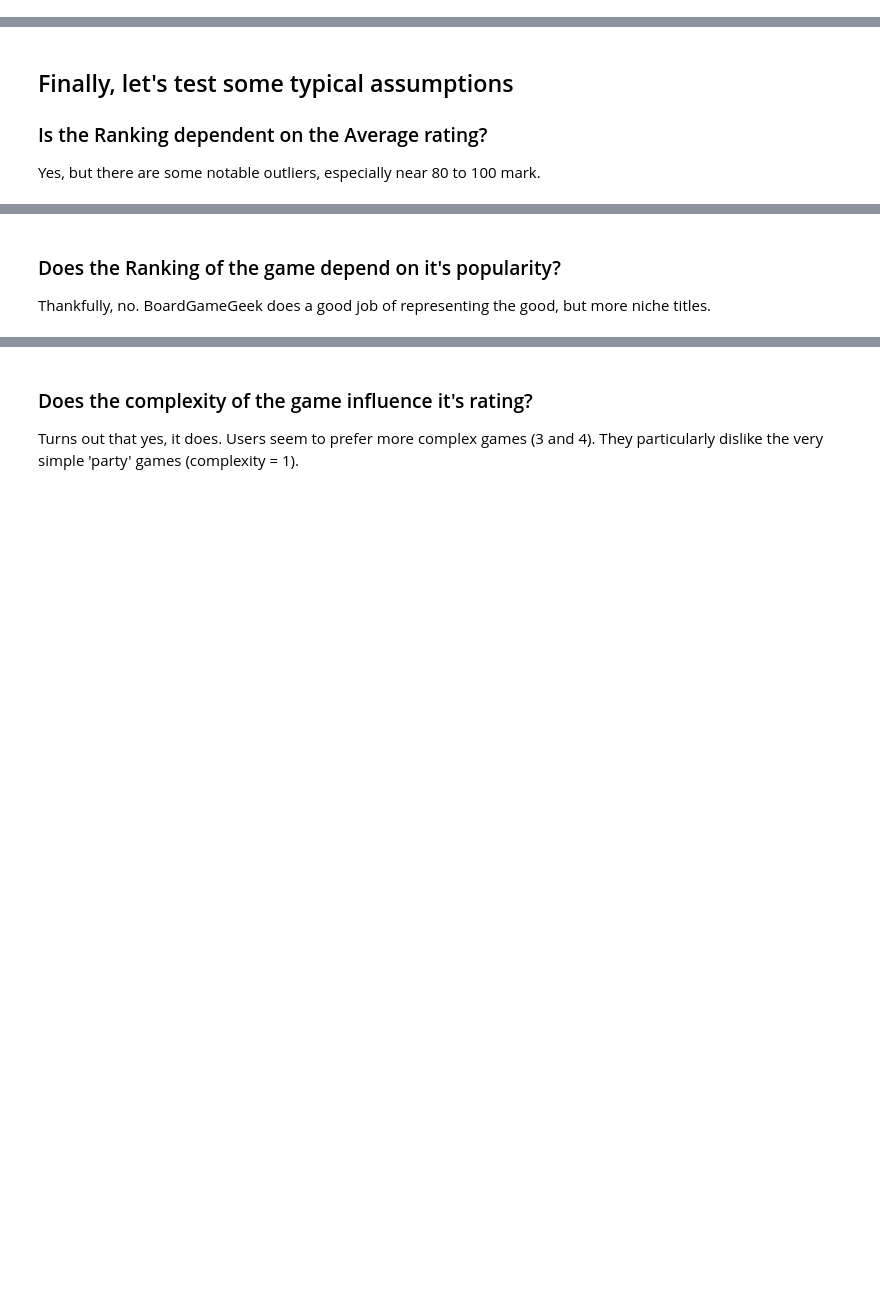
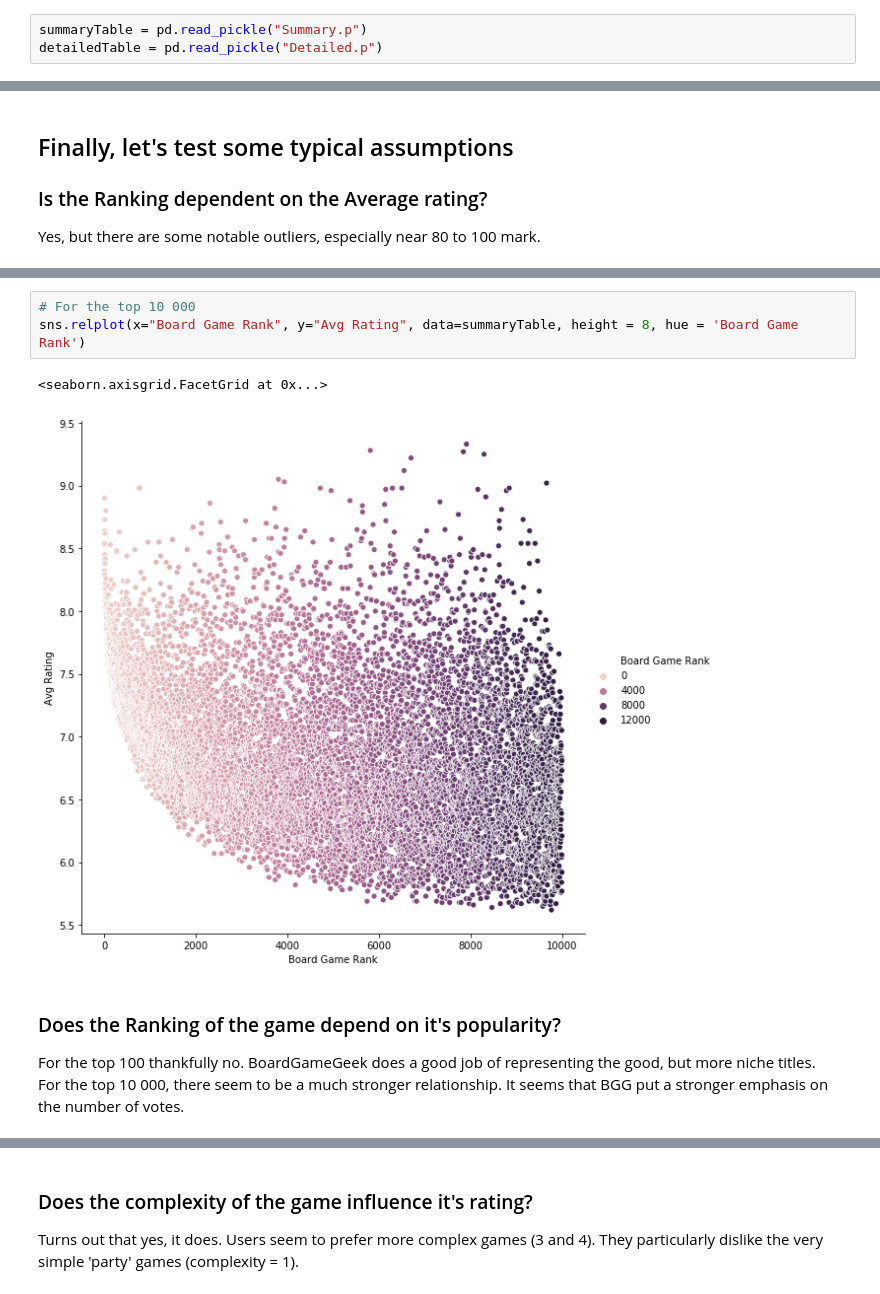
Before and after one commit to Szmariu/animated-winter, a Jupyter notebook: code.ipynb, the cells around one changed output, grey strips where cells are left out. Saved outputs shown, nothing was run; the diff lists cells and outputs as text; blank space fills up the shorter version.

Commit message:
Added data analysis for the bigger dataset

```diff
--- a/code.ipynb
+++ b/code.ipynb
@@ -207,3 +210,6 @@ detailedTable.to_csv("Detailed.csv", sep=';', decimal = ',')
+# %%
+summaryTable = pd.read_pickle("Summary.p")
+detailedTable = pd.read_pickle("Detailed.p")
 # %% [markdown]
 ## Converting variables
 All variables (title excluding) has to be converted from objects to floats for graphs to work.
@@ -255,7 +261,14 @@ sns.relplot(x="Overall Ranking", y="Average Rating", data=detailedTable, height
 # %% [output]
 <seaborn.axisgrid.FacetGrid at 0x...>
 [figure]
+# %%
+# For the top 10 000
+sns.relplot(x="Board Game Rank", y="Avg Rating", data=summaryTable, height = 8, hue = 'Board Game Rank')
+# %% [output]
+<seaborn.axisgrid.FacetGrid at 0x...>
+[figure, added]
 # %% [markdown]
 ### Does the Ranking of the game depend on it's popularity?
-Thankfully, no. BoardGameGeek does a good job of representing the good, but more niche titles.
+For the top 100 thankfully no. BoardGameGeek does a good job of representing the good, but more niche titles.
+For the top 10 000, there seem to be a much stronger relationship. It seems that BGG put a stronger emphasis on the number of votes.
 # %%
```
Also changed, not shown: parts of 5 cells of this notebook.
